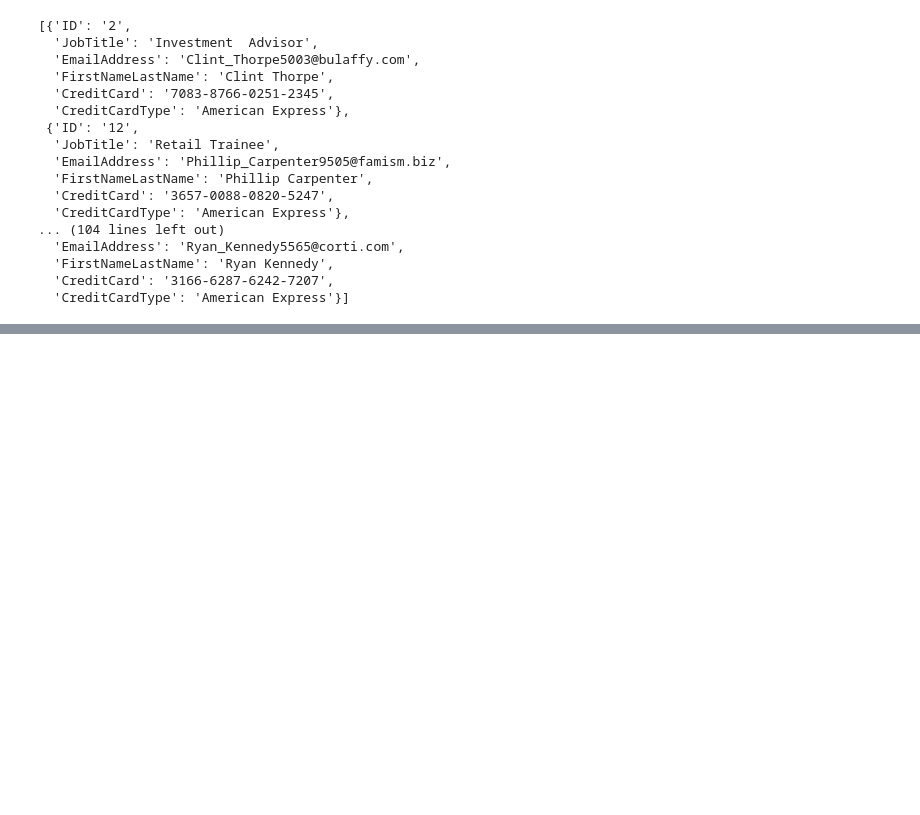
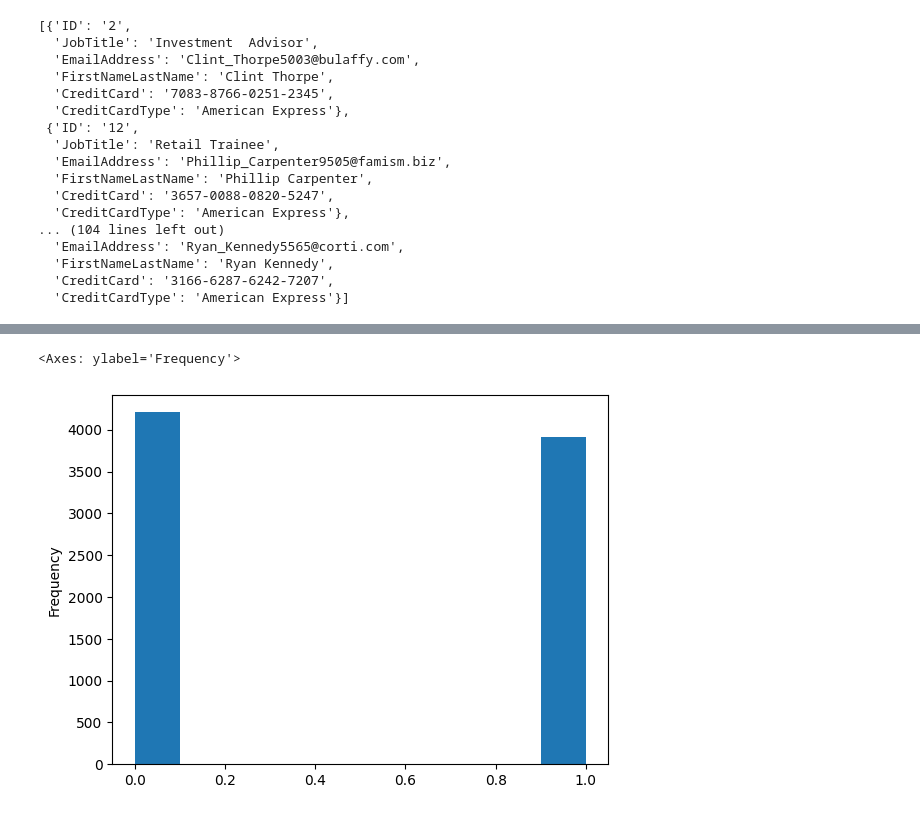
Before and after one commit to miriamzara/LaboratoryOfComputationalPhysics_Y7, a Jupyter notebook: 05_Lab_OSEMN/05ex_OSEMN.ipynb, the cells around one changed output, grey strips where cells are left out. Saved outputs shown, nothing was run; the diff lists cells and outputs as text; code cells hidden in the pictures; blank space fills up the shorter version.

```diff
--- a/05_Lab_OSEMN/05ex_OSEMN.ipynb
+++ b/05_Lab_OSEMN/05ex_OSEMN.ipynb
@@ -225,0 +231,4 @@ f.close()
+# %%
+import pandas as pd
+df = pd.read_csv("mushrooms_categorized.csv")
+df.head()
@@ -225,0 +243,5 @@ f.close()
+# %%
+df["class"].plot(kind= "hist") # pandas DataFrame.plot() is just a wrapper around pyplot.plot()
+# %% [output]
+<Axes: ylabel='Frequency'>
+[figure, added]
```
Also changed, not shown: parts of 13 cells of this notebook, 7 other files.
